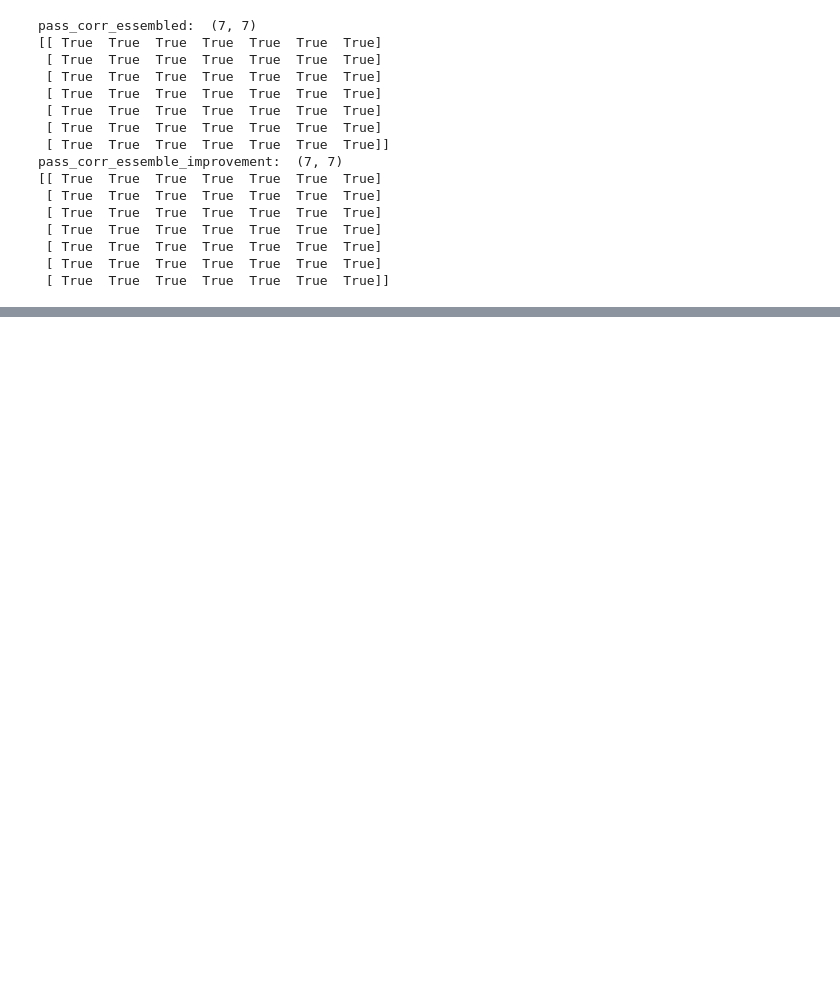
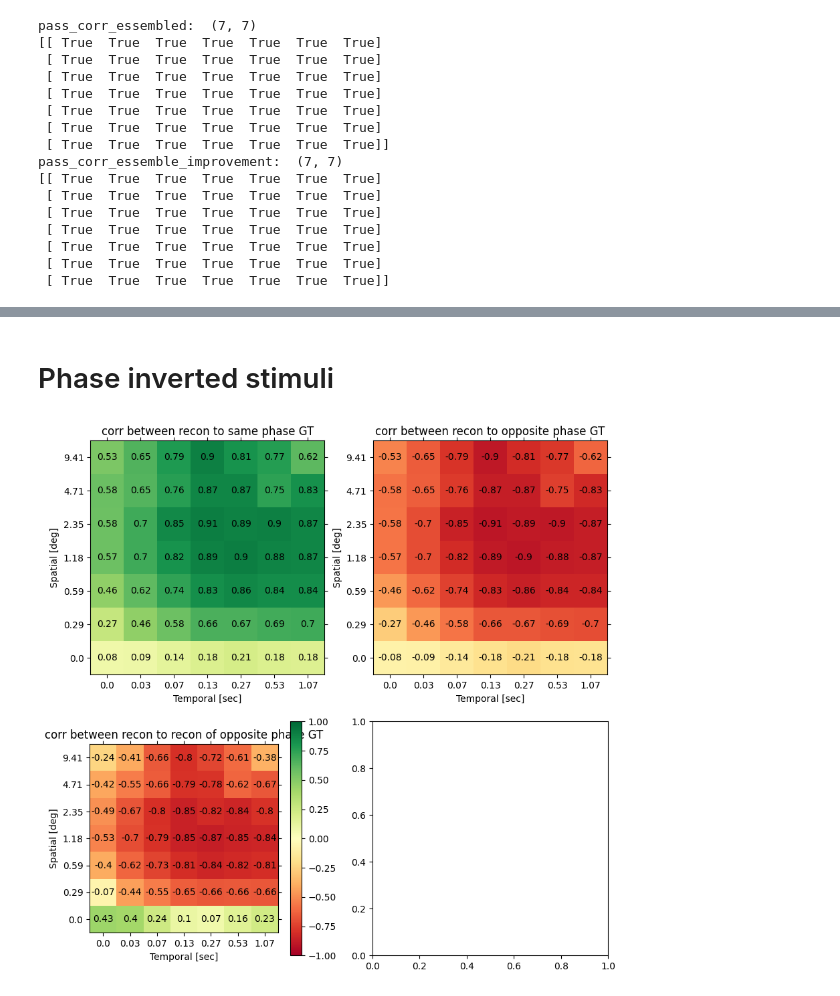
Before and after one commit to Joel-Bauer/movie_reconstruction_code, a Jupyter notebook: scripts/analyse_reconstructions_gaussian_noise.ipynb, the cells around one changed output, grey strips where cells are left out. Cells and saved outputs as stored; diff of their text form; code cells hidden in the pictures; blank space fills up the shorter version.

```diff
--- a/scripts/analyse_reconstructions_gaussian_noise.ipynb
+++ b/scripts/analyse_reconstructions_gaussian_noise.ipynb
@@ -372,0 +522,2 @@ video_gt:  (3, 5, 7, 7, 30, 36, 64)
+# %% [markdown]
+# Phase inverted stimuli
@@ -372,0 +548,53 @@ video_gt:  (3, 5, 7, 7, 30, 36, 64)
+# %%
+fig, ax = plt.subplots(2,2, figsize=(10,10))
+ax[0,0].imshow(all_corr_same_phase.mean(axis=(0,1)), cmap='RdYlGn', vmin=-1, vmax=1)
+ax[0,0].invert_yaxis()
+ax[0,0].set_xticks(np.arange(7), np.array([0,1,2,4,8,16,32]).__mul__(1/30).round(2).astype(str))
+ax[0,0].set_yticks(np.arange(7), np.array([0,1,2,4,8,16,32]).__mul__(1/3.4).round(2).astype(str))
+ax[0,0].set_xlabel('Temporal [sec]')
+ax[0,0].set_ylabel('Spatial [deg]')
+ax[0,0].set_title('corr between recon to same phase GT')
+ax[0,0].tick_params(bottom=True, top=True, left=True, right=True)
+for i in range(7):
+    for j in range(7):
+        c = all_corr_same_phase.mean(axis=(0,1))[j,i]
+        ax[0,0].text(i, j, str(round(c, 2)),
+                 va='center', ha='center')
+
+
+ax[0,1].imshow(all_corr_opposite_phase.mean(axis=(0,1)), cmap='RdYlGn', vmin=-1, vmax=1)
+ax[0,1].invert_yaxis()
+ax[0,1].set_xticks(np.arange(7), np.array([0,1,2,4,8,16,32]).__mul__(1/30).round(2).astype(str))
+ax[0,1].set_yticks(np.arange(7), np.array([0,1,2,4,8,16,32]).__mul__(1/3.4).round(2).astype(str))
+ax[0,1].set_xlabel('Temporal [sec]')
+ax[0,1].set_ylabel('Spatial [deg]')
+ax[0,1].set_title('corr between recon to opposite phase GT')
+ax[0,1].tick_params(bottom=True, top=True, left=True, right=True)
+for i in range(7):
+    for j in range(7):
+        c = all_corr_opposite_phase.mean(axis=(0,1))[j,i]
+        ax[0,1].text(i, j, str(round(c, 2)),
+                 va='center', ha='center')
+
+
+ax[1,0].imshow(all_corr_opposite_phase_recontorecon.mean(axis=(0,1)), cmap='RdYlGn', vmin=-1, vmax=1)
+ax[1,0].invert_yaxis()
+ax[1,0].set_xticks(np.arange(7), np.array([0,1,2,4,8,16,32]).__mul__(1/30).round(2).astype(str))
+ax[1,0].set_yticks(np.arange(7), np.array([0,1,2,4,8,16,32]).__mul__(1/3.4).round(2).astype(str))
+ax[1,0].set_xlabel('Temporal [sec]')
+ax[1,0].set_ylabel('Spatial [deg]')
+ax[1,0].set_title('corr between recon to recon of opposite phase GT')
+ax[1,0].tick_params(bottom=True, top=True, left=True, right=True)
+for i in range(7):
+    for j in range(7):
+        c = all_corr_opposite_phase_recontorecon.mean(axis=(0,1))[j,i]
+        ax[1,0].text(i, j, str(round(c, 2)),
+                 va='center', ha='center')
+
+
+
+cbar1 = plt.colorbar(ax[1,0].images[0], ax=ax[1,0], orientation='vertical')
+
+fig.savefig('../reconstructions/Gaussian_noise_PhaseInversion.svg', format='svg', dpi=1200)
+# %% [output]
+[figure, added]
```
Also changed, not shown: parts of 9 cells of this notebook, 2 other files.
